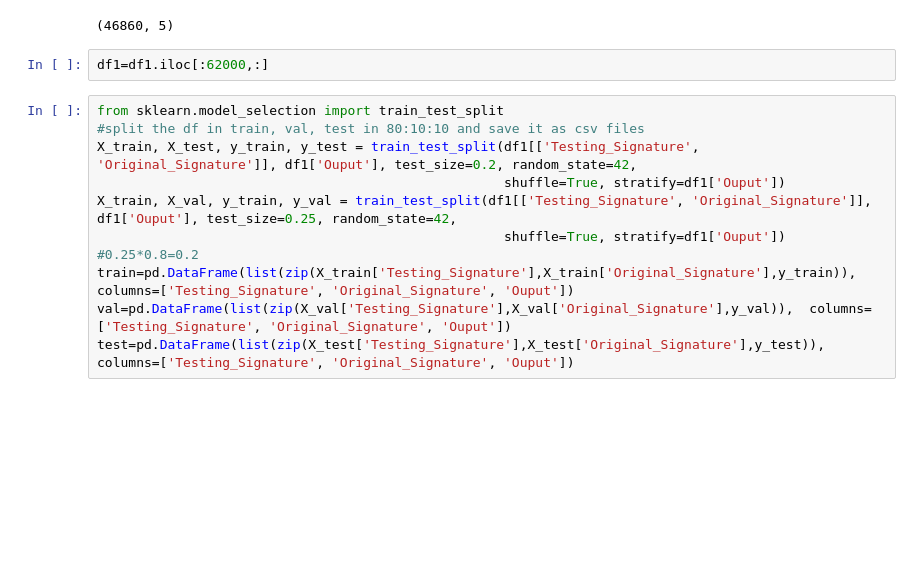
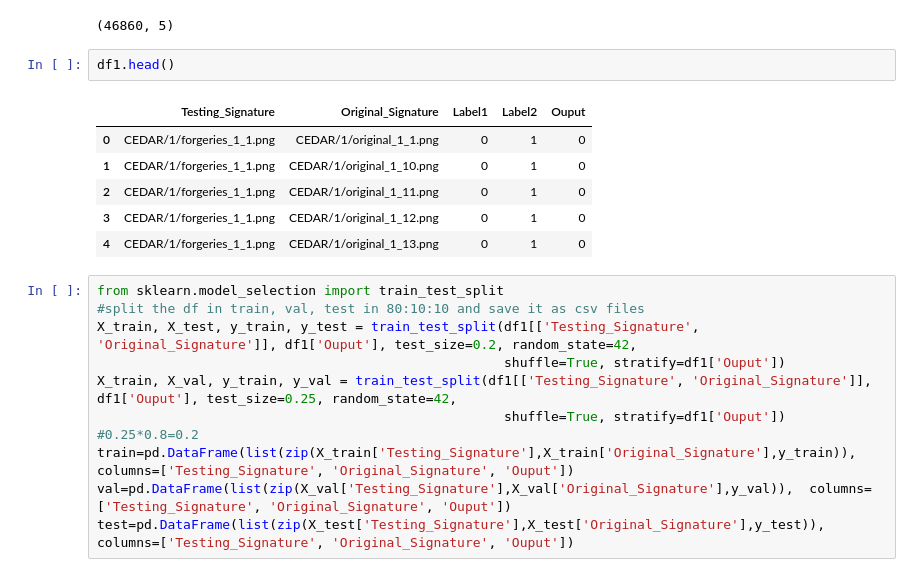
Before and after one commit to Shyam-Sundar-7/signature-verification-similarity, a Jupyter notebook: data_genaration_to_csv.ipynb, the cells around one changed output. Cells and saved outputs as stored; diff of their text form; blank space fills up the shorter version.

```diff
--- a/data_genaration_to_csv.ipynb
+++ b/data_genaration_to_csv.ipynb
@@ -96,8 +117,15 @@ df1.shape
 df1.shape
 # %% [output]
 (46860, 5)
-# %%
-df1=df1.iloc[:62000,:]
+# %%
+df1.head()
+# %% [output]
+|  | Testing_Signature | Original_Signature | Label1 | Label2 | Ouput |
+| 0 | CEDAR/1/forgeries_1_1.png | CEDAR/1/original_1_1.png | 0 | 1 | 0 |
+| 1 | CEDAR/1/forgeries_1_1.png | CEDAR/1/original_1_10.png | 0 | 1 | 0 |
+| 2 | CEDAR/1/forgeries_1_1.png | CEDAR/1/original_1_11.png | 0 | 1 | 0 |
+| 3 | CEDAR/1/forgeries_1_1.png | CEDAR/1/original_1_12.png | 0 | 1 | 0 |
+| 4 | CEDAR/1/forgeries_1_1.png | CEDAR/1/original_1_13.png | 0 | 1 | 0 |
 # %%
 from sklearn.model_selection import train_test_split
 #split the df in train, val, test in 80:10:10 and save it as csv files
```
Also changed, not shown: parts of 10 cells of this notebook, 5 other files.
